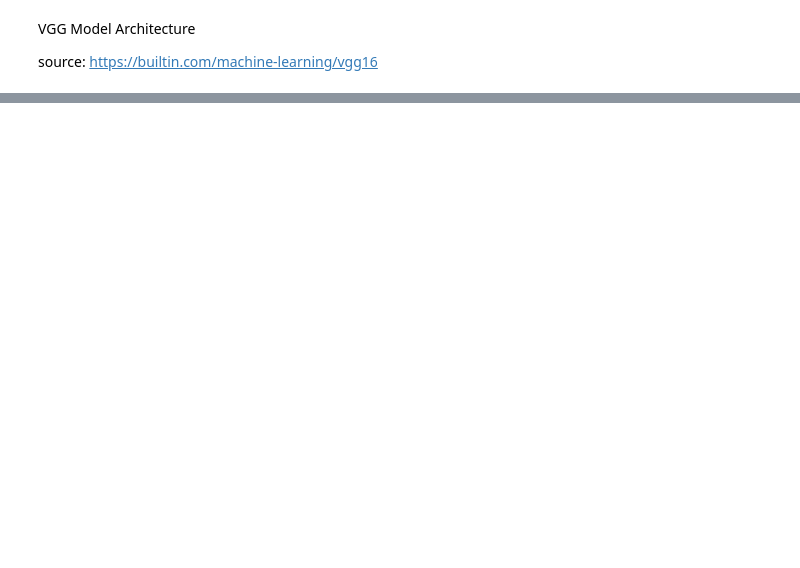
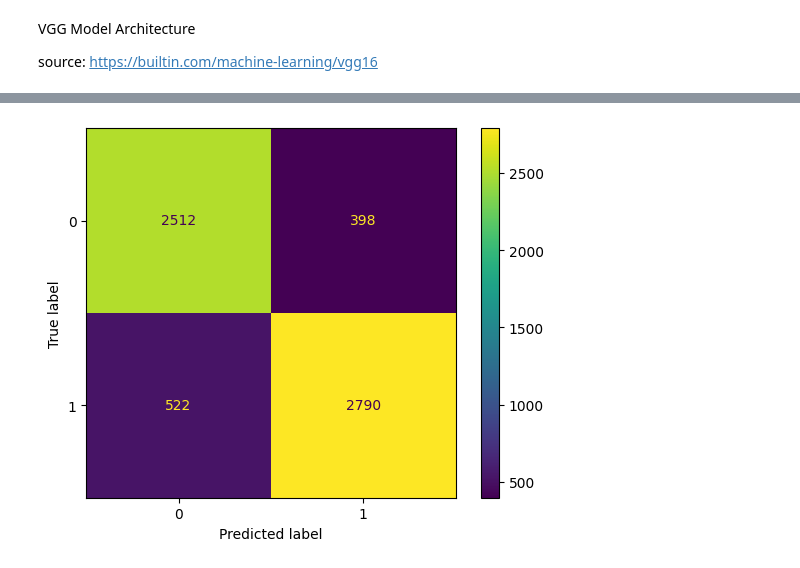
Before and after one commit to gnye8/RBP_Prediction, a Jupyter notebook: Modeling.ipynb, the cells around one changed output, grey strips where cells are left out. Saved outputs shown, nothing was run; the diff lists cells and outputs as text; code cells hidden in the pictures; blank space fills up the shorter version.

```diff
--- a/Modeling.ipynb
+++ b/Modeling.ipynb
@@ -152,4 +192,4 @@ _________________________________________________________________
 # %%
 model.compile(loss=keras.losses.binary_crossentropy, optimizer=keras.optimizers.legacy.Adam(), metrics=['accuracy'])
 # %%
-model.fit(X_train, y_train, batch_size=256, epochs=50, verbose=1, validation_data=(X_test, y_test))
+history = model.fit(X_train, y_train, batch_size=256, epochs=50, verbose=1, validation_data=(X_test, y_test))
@@ -155,0 +214,4 @@ model.fit(X_train, y_train, batch_size=256, epochs=50, verbose=1, validation_dat
+# %%
+val_predicts = model.predict(X_test)
+y_preds = [1 * (x[0]>=0.5) for x in val_predicts]
+#print(y_preds)
@@ -155,0 +232,10 @@ model.fit(X_train, y_train, batch_size=256, epochs=50, verbose=1, validation_dat
+# %%
+from sklearn.metrics import confusion_matrix
+from sklearn.metrics import ConfusionMatrixDisplay
+
+cm = confusion_matrix(y_test, y_preds)
+disp = ConfusionMatrixDisplay(confusion_matrix=cm)
+disp.plot()
+plt.show()
+# %% [output]
+[figure, added]
```
Also changed, not shown: parts of 50 cells of this notebook.
